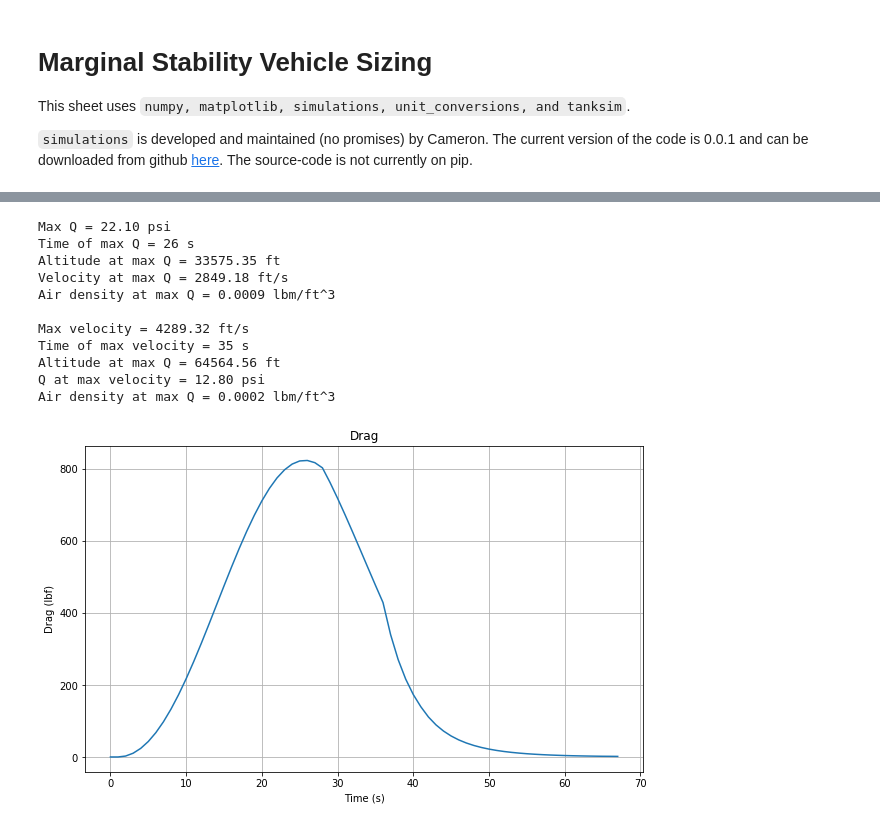
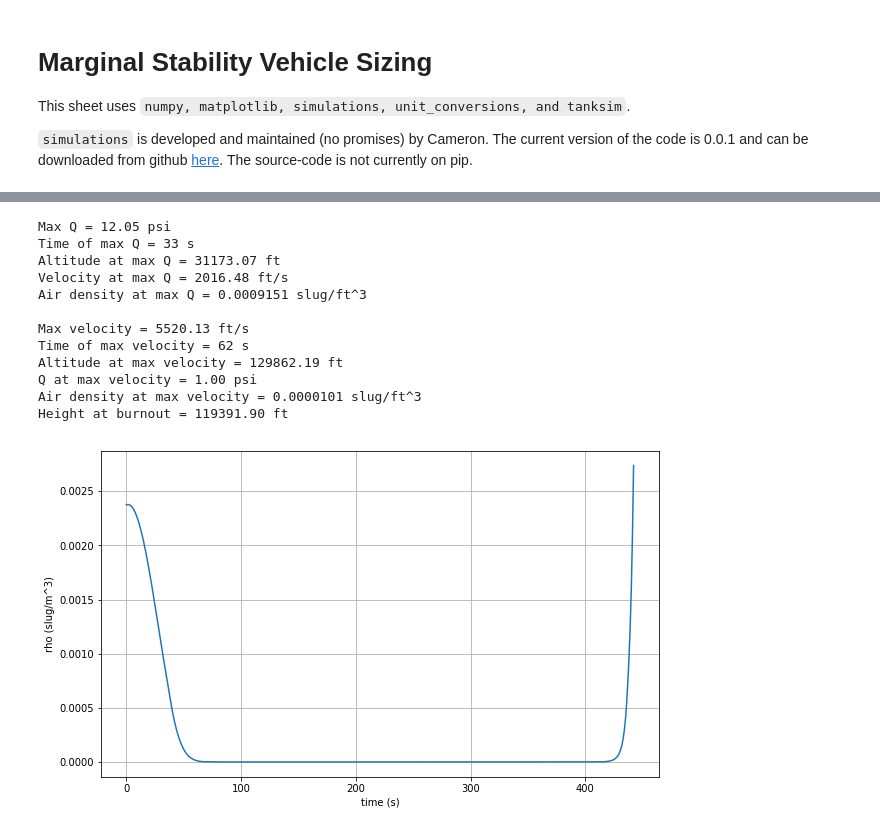
Before and after one commit to rocketproplab/marginal-stability, a Jupyter notebook: Design/Vehicle-Sizing/marginal-stability-sizing.ipynb, the cells around one changed output, grey strips where cells are left out. Cells and saved outputs as stored; diff of their text form; code cells hidden in the pictures.

Commit message:
updated atmospheric model, begun translating new tank code to python, updated mass values

```diff
--- a/Design/Vehicle-Sizing/marginal-stability-sizing.ipynb
+++ b/Design/Vehicle-Sizing/marginal-stability-sizing.ipynb
@@ -59,7 +59,9 @@ def plot_thrust(fig):
     ax1.set_ylabel('Drag (lbf)')
     ax1.set_ylim(0,2e5)
 # %%
-burntime = 33# s
+unit = sim.unit()
+
+burntime = 60 # s
 
 nengines = 1
 thrust_sl = 5000  # lbf
@@ -70,15 +72,16 @@ mixtureratio = 2.23
 g0Metric = 9.81 #m/s^2
 g0Imp = 32.17 #ft/s^2
 
-mstructure = 152.4  # lbm
-mavionics = 22  # lbm
+mstructure = 379  # lbm
+mavionics = 21.4  # lbm
 msystems = 67.8 # lbm
 mmisc = 25 #lbm
-mengine = thrust_sl*nengines/twratio #lbm
-mpropulsion = mengine + 10 # lbm
+#mengine = thrust_sl*nengines/twratio #lbm
+mpropulsion = 55 # lbm
 mpropellant = mdot*burntime
 
-diameter = 8 #in
+
+diameter = 12 #in
 
 mRP1 = mpropellant / (mixtureratio + 1)
 mLOx = mpropellant - mRP1
@@ -89,17 +92,21 @@ pressurantdiameter = diameter - 2 #in
 HEinitialpressure = 4500 #psi
 HEfinalpressure = 50 #psi
 
+
+
 tank = tanksim.tank(diameter,tankpressure,fos,pressurantdiameter,HEinitialpressure,HEfinalpressure,mLOx,mRP1)
 tankSpecs = tank.tankCalc()
-mtank = tankSpecs['tank_mass'] #lbm
+mtank = 174.81 #tankSpecs['tank_mass'] #lbm
 
 if diameter == 8:
     refArea = .345 #ft^2
 elif diameter == 15:
-    refArea = 1.227 #m^2
+    refArea = 1.227 #ft^2
+elif diameter == 12:
+    refArea = .785 #ft^2
 else:
-    refArea = .538 #m^2
-#reference area of .538 for 10" rocket, .345 for 8" rocket, 1.227 for 15" rocket
+    refArea = .538 #ft^2
+#reference area of .538 for 10" rocket, .345 for 8" rocket, 1.227 for 15" rocket, .785 for 12" rocket
 
 m0 = mpropulsion + mpropellant + mstructure + mavionics + msystems + mmisc + mtank
 
@@ -213,36 +220,41 @@ print("Max Q = %.2f psi" % maxQ)
 print("Time of max Q = %d s" % maxQTime)
 print("Altitude at max Q = %.2f ft" % altitude[maxQTime])
 print("Velocity at max Q = %.2f ft/s" % velocity[maxQTime])
-print("Air density at max Q = %.4f lbm/ft^3" % rho[maxQTime])
+print("Air density at max Q = %.7f slug/ft^3" % rho[maxQTime])
 
 print()
 
 maxV, maxVTime = maxAndTime(velocity[0:len(Q)])
 print("Max velocity = %.2f ft/s" % maxV)
 print("Time of max velocity = %d s" % maxVTime)
-print("Altitude at max Q = %.2f ft" % altitude[maxVTime])
+print("Altitude at max velocity = %.2f ft" % altitude[maxVTime])
 print("Q at max velocity = %.2f psi" % QPsi[maxVTime])
-print("Air density at max Q = %.4f lbm/ft^3" % rho[maxVTime])
+print("Air density at max velocity = %.7f slug/ft^3" % rho[maxVTime])
+
+print("Height at burnout = %.2f ft" % altitude[burntime])
 # %% [output]
-Max Q = 22.10 psi
-Time of max Q = 26 s
-Altitude at max Q = 33575.35 ft
-Velocity at max Q = 2849.18 ft/s
-Air density at max Q = 0.0009 lbm/ft^3
+Max Q = 12.05 psi
+Time of max Q = 33 s
+Altitude at max Q = 31173.07 ft
+Velocity at max Q = 2016.48 ft/s
+Air density at max Q = 0.0009151 slug/ft^3
 
-Max velocity = 4289.32 ft/s
-Time of max velocity = 35 s
-Altitude at max Q = 64564.56 ft
-Q at max velocity = 12.80 psi
-Air density at max Q = 0.0002 lbm/ft^3
+Max velocity = 5520.13 ft/s
+Time of max velocity = 62 s
+Altitude at max velocity = 129862.19 ft
+Q at max velocity = 1.00 psi
+Air density at max velocity = 0.0000101 slug/ft^3
+Height at burnout = 119391.90 ft
 # %%
 fig1 = plt.figure(figsize=(10,6))
 ax11 = fig1.add_subplot(1,1,1)
-ax11.plot(time[0:len(Q)],Drag)
-ax11.set_title('Drag')
-ax11.set_xlabel('Time (s)')
-ax11.set_ylabel('Drag (lbf)')
+maltitude = [unit.ftToM(x) for x in altitude]
+mvelocity = [unit.ftToM(v) for v in velocity]
+ax11.plot(time,rho)
+ax11.set_title('')
+ax11.set_xlabel('time (s)')
+ax11.set_ylabel('rho (slug/m^3)')
 ax11.grid()
 plt.show()
 # %% [output]
-[figure, old version]
+[figure, new version]
```
Also changed, not shown: parts of 3 cells of this notebook, 5 other files.
